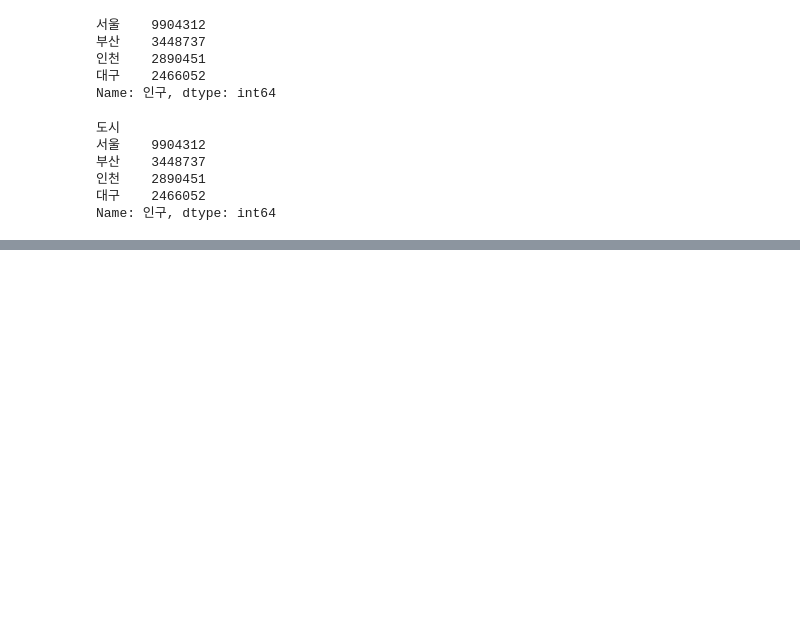
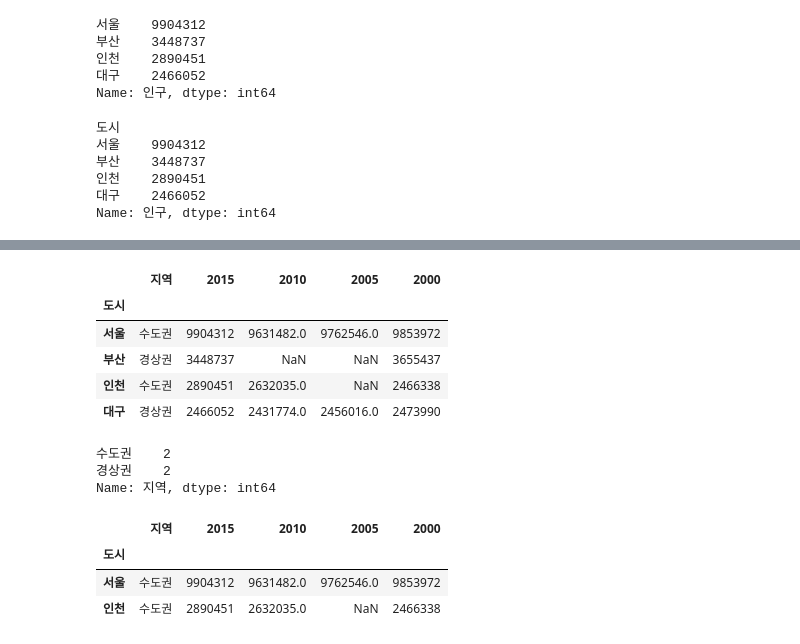
Before and after one commit to Hanmaesil/python-library, a Jupyter notebook: ex02_Pandas.ipynb, the cells around one changed output, grey strips where cells are left out. Cells and saved outputs as stored; diff of their text form; code cells hidden in the pictures; blank space fills up the shorter version.

```diff
--- a/ex02_Pandas.ipynb
+++ b/ex02_Pandas.ipynb
@@ -71,0 +386,22 @@ Name: 인구, dtype: int64
+# %%
+#csv 파일 불러오기
+# read_csv()
+pn = pd.read_csv('population_number.csv', encoding = 'euc-kr', index_col = '도시')
+#특정 컬럼 인덱스로 만들기
+#index_col = 컬럼이름
+pn
+# %% [output]
+|  | 지역 | 2015 | 2010 | 2005 | 2000 |
+| 도시 |  |  |  |  |  |
+| 서울 | 수도권 | 9904312 | 9631482.0 | 9762546.0 | 9853972 |
+| 부산 | 경상권 | 3448737 | NaN | NaN | 3655437 |
+| 인천 | 수도권 | 2890451 | 2632035.0 | NaN | 2466338 |
+| 대구 | 경상권 | 2466052 | 2431774.0 | 2456016.0 | 2473990 |
+# %%
+#값의 갯수 세기
+#value_counts()
+pn.loc[:,'지역'].value_counts()
+# %% [output]
+수도권    2
+경상권    2
+Name: 지역, dtype: int64
@@ -71,0 +410,7 @@ Name: 인구, dtype: int64
+# %%
+pn.loc[pn.loc[:,'지역']=="수도권",:]
+# %% [output]
+|  | 지역 | 2015 | 2010 | 2005 | 2000 |
+| 도시 |  |  |  |  |  |
+| 서울 | 수도권 | 9904312 | 9631482.0 | 9762546.0 | 9853972 |
+| 인천 | 수도권 | 2890451 | 2632035.0 | NaN | 2466338 |
```
Also changed, not shown: parts of 30 cells of this notebook.
